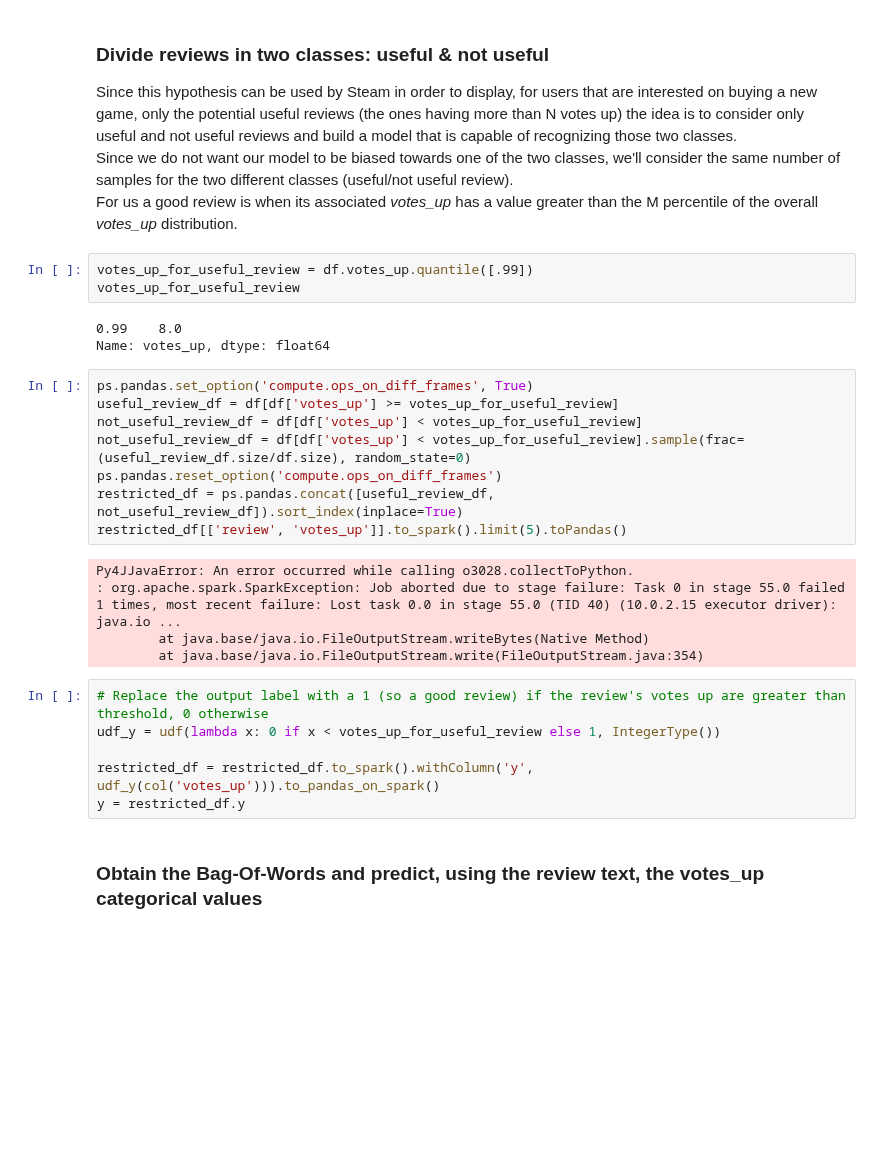
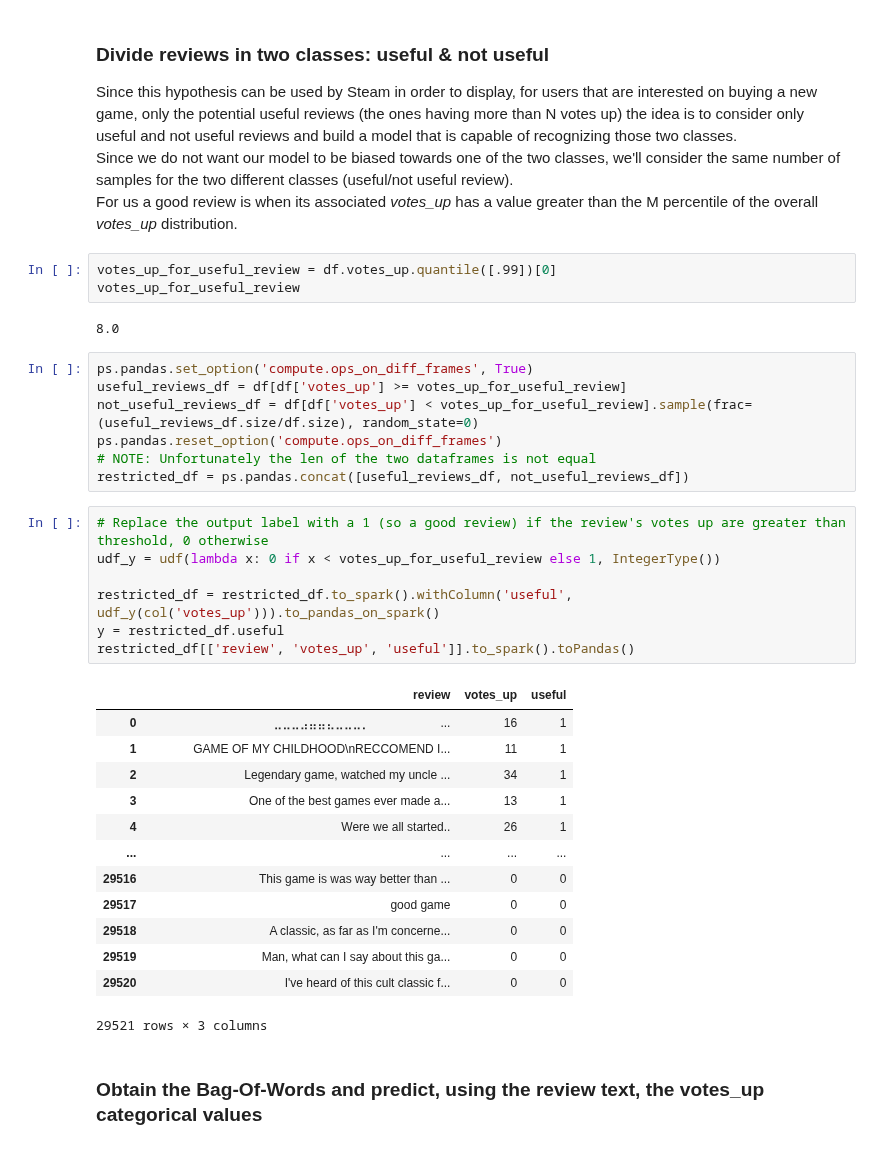
Before and after one commit to Amatofrancesco99/dsbda2022, a Jupyter notebook: notebooks/hypotheses/distributed/5th.ipynb, the cells around one changed output. Saved outputs shown, nothing was run; the diff lists cells and outputs as text; blank space fills up the shorter version.

Commit message:
Removed some errors & partially worked on obtaining the BoW

```diff
--- a/notebooks/hypotheses/distributed/5th.ipynb
+++ b/notebooks/hypotheses/distributed/5th.ipynb
@@ -93,30 +97,38 @@ Since this hypothesis can be used by Steam in order to display, for users that a
 Since we do not want our model to be biased towards one of the two classes, we'll consider the same number of samples for the two different classes (useful/not useful review).<br>
 For us a good review is when its associated *votes_up* has a value greater than the M percentile of the overall *votes_up* distribution.
 # %%
-votes_up_for_useful_review = df.votes_up.quantile([.99])
+votes_up_for_useful_review = df.votes_up.quantile([.99])[0]
 votes_up_for_useful_review
 # %% [output]
-0.99    8.0
-Name: votes_up, dtype: float64
+8.0
 # %%
 ps.pandas.set_option('compute.ops_on_diff_frames', True)
-useful_review_df = df[df['votes_up'] >= votes_up_for_useful_review]
-not_useful_review_df = df[df['votes_up'] < votes_up_for_useful_review]
-not_useful_review_df = df[df['votes_up'] < votes_up_for_useful_review].sample(frac=(useful_review_df.size/df.size), random_state=0)
+useful_reviews_df = df[df['votes_up'] >= votes_up_for_useful_review]
+not_useful_reviews_df = df[df['votes_up'] < votes_up_for_useful_review].sample(frac=(useful_reviews_df.size/df.size), random_state=0)
 ps.pandas.reset_option('compute.ops_on_diff_frames')
-restricted_df = ps.pandas.concat([useful_review_df, not_useful_review_df]).sort_index(inplace=True)
-restricted_df[['review', 'votes_up']].to_spark().limit(5).toPandas()
+# NOTE: Unfortunately the len of the two dataframes is not equal
+restricted_df = ps.pandas.concat([useful_reviews_df, not_useful_reviews_df])
-# %% [output]
-Py4JJavaError: An error occurred while calling o3028.collectToPython.
-: org.apache.spark.SparkException: Job aborted due to stage failure: Task 0 in stage 55.0 failed 1 times, most recent failure: Lost task 0.0 in stage 55.0 (TID 40) (10.0.2.15 executor driver): java.io ...
-        at java.base/java.io.FileOutputStream.writeBytes(Native Method)
-        at java.base/java.io.FileOutputStream.write(FileOutputStream.java:354)
 # %%
 # Replace the output label with a 1 (so a good review) if the review's votes up are greater than threshold, 0 otherwise
 udf_y = udf(lambda x: 0 if x < votes_up_for_useful_review else 1, IntegerType())
 
-restricted_df = restricted_df.to_spark().withColumn('y', udf_y(col('votes_up'))).to_pandas_on_spark()
-y = restricted_df.y
+restricted_df = restricted_df.to_spark().withColumn('useful', udf_y(col('votes_up'))).to_pandas_on_spark()
+y = restricted_df.useful
+restricted_df[['review', 'votes_up', 'useful']].to_spark().toPandas()
+# %% [output]
+|  | review | votes_up | useful |
+| 0 | ⠀⠀⠀⠀⠀⠀⠀⠀⠀⠀⠀⠀⠀⠀⣀⣀⣀⣠⣤⣤⣄⣀⣀⣀⡀⠀⠀⠀⠀⠀⠀⠀⠀... | 16 | 1 |
+| 1 | GAME OF MY CHILDHOOD\nRECCOMEND I... | 11 | 1 |
+| 2 | Legendary game, watched my uncle ... | 34 | 1 |
+| 3 | One of the best games ever made a... | 13 | 1 |
+| 4 | Were we all started.. | 26 | 1 |
+| ... | ... | ... | ... |
+| 29516 | This game is was way better than ... | 0 | 0 |
+| 29517 | good game | 0 | 0 |
+| 29518 | A classic, as far as I'm concerne... | 0 | 0 |
+| 29519 | Man, what can I say about this ga... | 0 | 0 |
+| 29520 | I've heard of this cult classic f... | 0 | 0 |
+29521 rows × 3 columns
 # %% [markdown]
 ### Obtain the Bag-Of-Words and predict, using the review text, the votes_up categorical values
 # %% [markdown]
```
Also changed, not shown: parts of 7 cells of this notebook.
